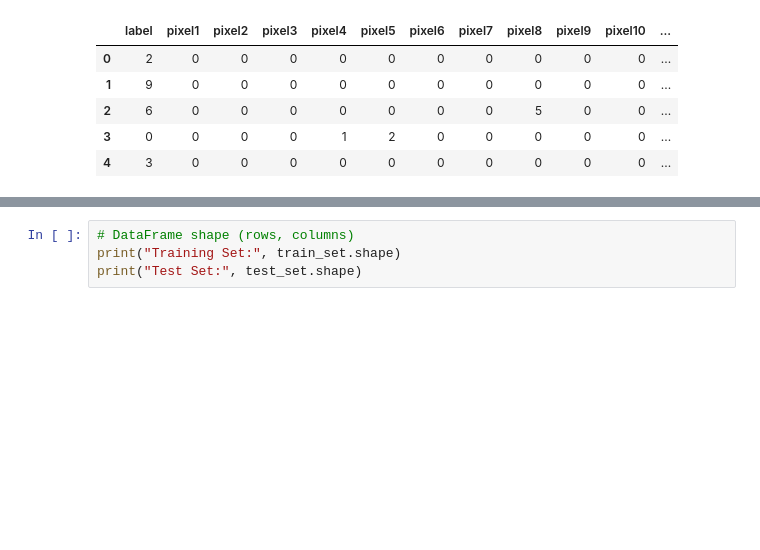
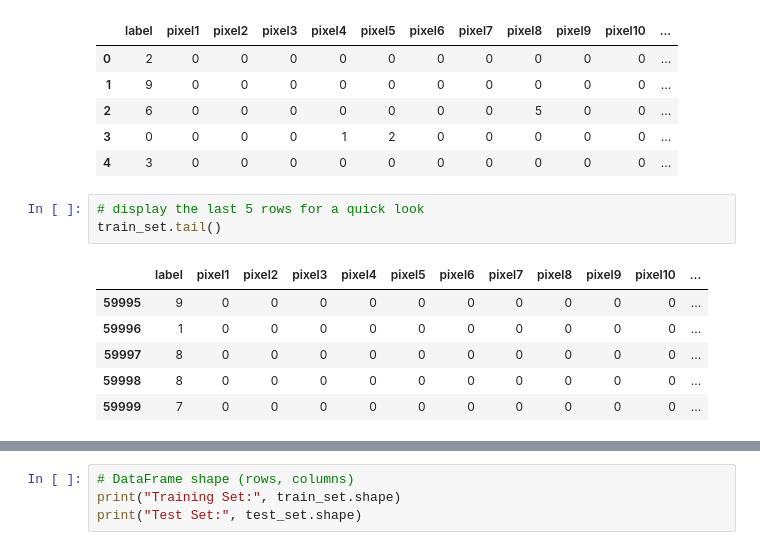
Before and after one commit to adiy55/1SB-Final-Project, a Jupyter notebook: 1SB ML Fashion MNIST.ipynb, the cells around one changed output, grey strips where cells are left out. Saved outputs shown, nothing was run; the diff lists cells and outputs as text; blank space fills up the shorter version.

```diff
--- a/1SB ML Fashion MNIST.ipynb
+++ b/1SB ML Fashion MNIST.ipynb
@@ -40,3 +40,13 @@ train_set.head()
 | 2 | 6 | 0 | 0 | 0 | 0 | 0 | 0 | 0 | 5 | 0 | 0 | ... |
 | 3 | 0 | 0 | 0 | 0 | 1 | 2 | 0 | 0 | 0 | 0 | 0 | ... |
 | 4 | 3 | 0 | 0 | 0 | 0 | 0 | 0 | 0 | 0 | 0 | 0 | ... |
+# %%
+# display the last 5 rows for a quick look
+train_set.tail()
+# %% [output]
+|  | label | pixel1 | pixel2 | pixel3 | pixel4 | pixel5 | pixel6 | pixel7 | pixel8 | pixel9 | pixel10 | ... |
+| 59995 | 9 | 0 | 0 | 0 | 0 | 0 | 0 | 0 | 0 | 0 | 0 | ... |
+| 59996 | 1 | 0 | 0 | 0 | 0 | 0 | 0 | 0 | 0 | 0 | 0 | ... |
+| 59997 | 8 | 0 | 0 | 0 | 0 | 0 | 0 | 0 | 0 | 0 | 0 | ... |
+| 59998 | 8 | 0 | 0 | 0 | 0 | 0 | 0 | 0 | 0 | 0 | 0 | ... |
+| 59999 | 7 | 0 | 0 | 0 | 0 | 0 | 0 | 0 | 0 | 0 | 0 | ... |
```
Also changed, not shown: parts of 10 cells of this notebook.
